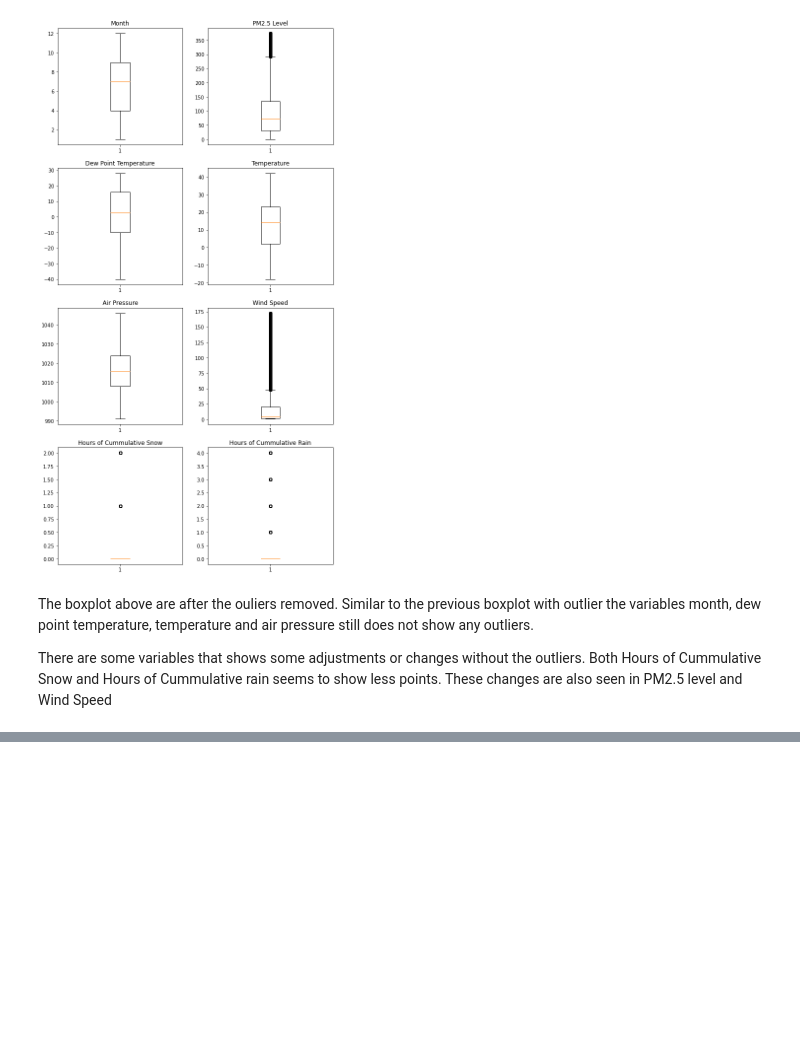
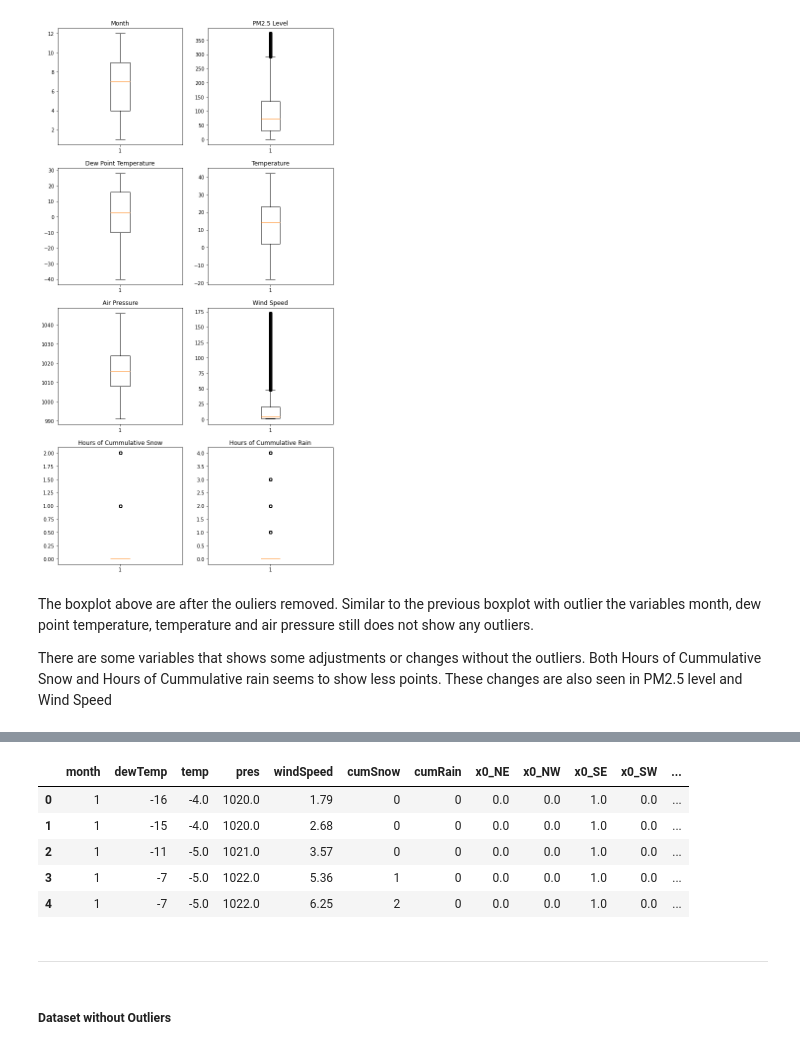
Before and after one commit to sverma1012/pollution, a Jupyter notebook: Part2_Data_Cleaning.ipynb, the cells around one changed output, grey strips where cells are left out. Drawn from its saved outputs; the diff is of its cells as text; code cells hidden in the pictures; blank space fills up the shorter version.

```diff
--- a/Part2_Data_Cleaning.ipynb
+++ b/Part2_Data_Cleaning.ipynb
@@ -354,0 +421,15 @@ There are some variables that shows some adjustments or changes without the outl
+# %%
+colnames = ['month', 'dewTemp', 'temp', 'pres', 'windSpeed', 'cumSnow', 'cumRain', 'x0_NE', 'x0_NW', 'x0_SE', 'x0_SW', 'pm2.5']
+pollutionDF = pollutionDF[colnames]
+pollutionDF.head()
+# %% [output]
+|  | month | dewTemp | temp | pres | windSpeed | cumSnow | cumRain | x0_NE | x0_NW | x0_SE | x0_SW | ... |
+| 0 | 1 | -16 | -4.0 | 1020.0 | 1.79 | 0 | 0 | 0.0 | 0.0 | 1.0 | 0.0 | ... |
+| 1 | 1 | -15 | -4.0 | 1020.0 | 2.68 | 0 | 0 | 0.0 | 0.0 | 1.0 | 0.0 | ... |
+| 2 | 1 | -11 | -5.0 | 1021.0 | 3.57 | 0 | 0 | 0.0 | 0.0 | 1.0 | 0.0 | ... |
+| 3 | 1 | -7 | -5.0 | 1022.0 | 5.36 | 1 | 0 | 0.0 | 0.0 | 1.0 | 0.0 | ... |
+| 4 | 1 | -7 | -5.0 | 1022.0 | 6.25 | 2 | 0 | 0.0 | 0.0 | 1.0 | 0.0 | ... |
+# %% [markdown]
+---
+# %% [markdown]
+##### Dataset without Outliers
```
Also changed, not shown: parts of 35 cells of this notebook, 4 other files.
